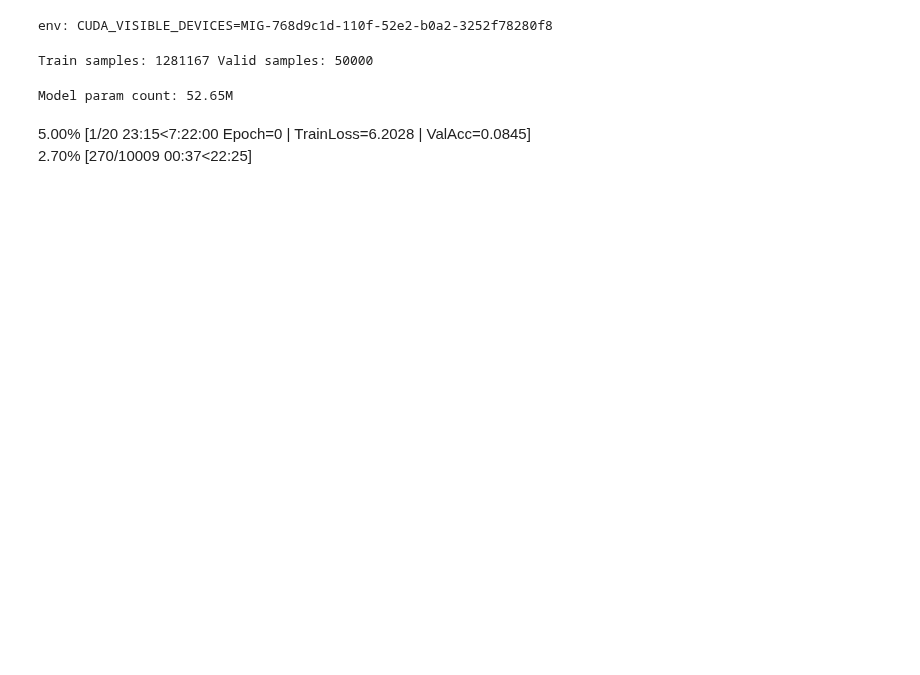
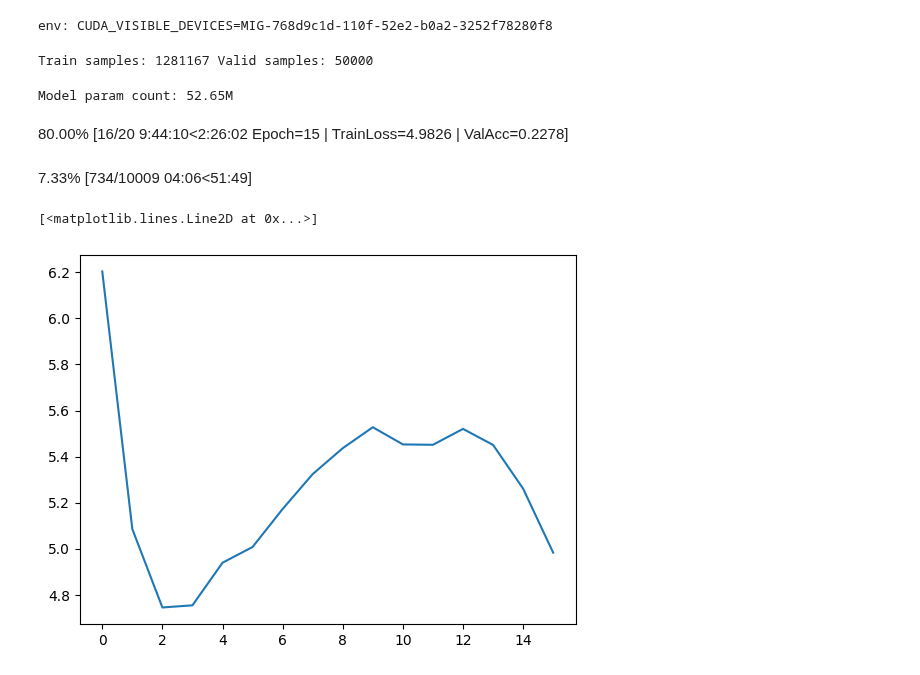
Before and after one commit to danjacobellis/tft, a Jupyter notebook: train/inet_o1.ipynb, the cells around one changed output. Saved outputs shown, nothing was run; the diff lists cells and outputs as text; code cells hidden in the pictures; blank space fills up the shorter version.

```diff
--- a/train/inet_o1.ipynb
+++ b/train/inet_o1.ipynb
@@ -389,9 +389,19 @@ for epoch in mb:
         'train_loss': train_losses,
         'valid_acc': valid_accs,
         'config': vars(config),
-    }, f'checkpoint_epoch_{epoch}.pth')
+    }, f'log_cuda:3.pth')
 
 print("Training complete!")
-# %% [output]
-5.00% [1/20 23:15<7:22:00 Epoch=0 | TrainLoss=6.2028 | ValAcc=0.0845]
-2.70% [270/10009 00:37<22:25]
+# %%
+from IPython.display import display, HTML
+import matplotlib.pyplot as plt
+display(HTML(mb.main_bar.progress))
+display(HTML(mb.child.progress))
+# %% [output]
+80.00% [16/20 9:44:10<2:26:02 Epoch=15 | TrainLoss=4.9826 | ValAcc=0.2278]
+7.33% [734/10009 04:06<51:49]
+# %%
+plt.plot(train_losses)
+# %% [output]
+[<matplotlib.lines.Line2D at 0x...>]
+[figure, added]
```
Also changed, not shown: parts of 1 cell of this notebook.
